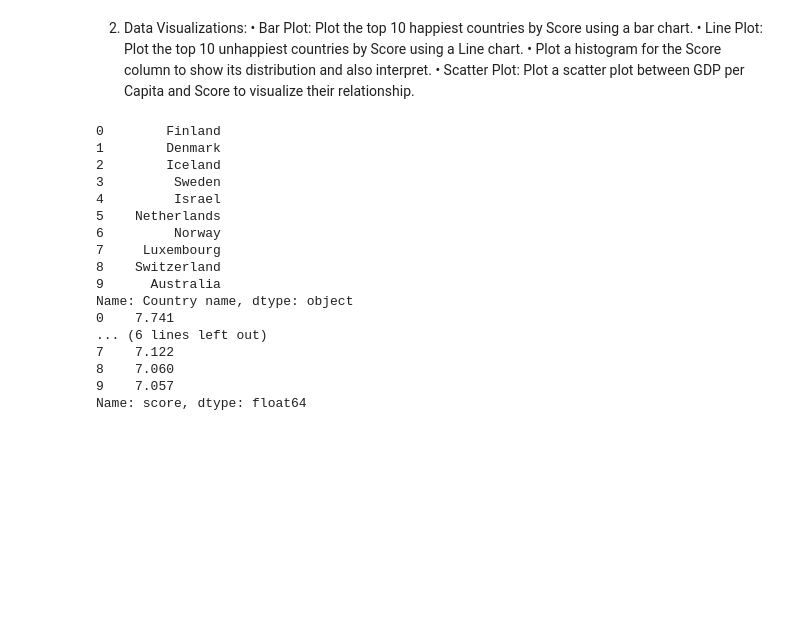
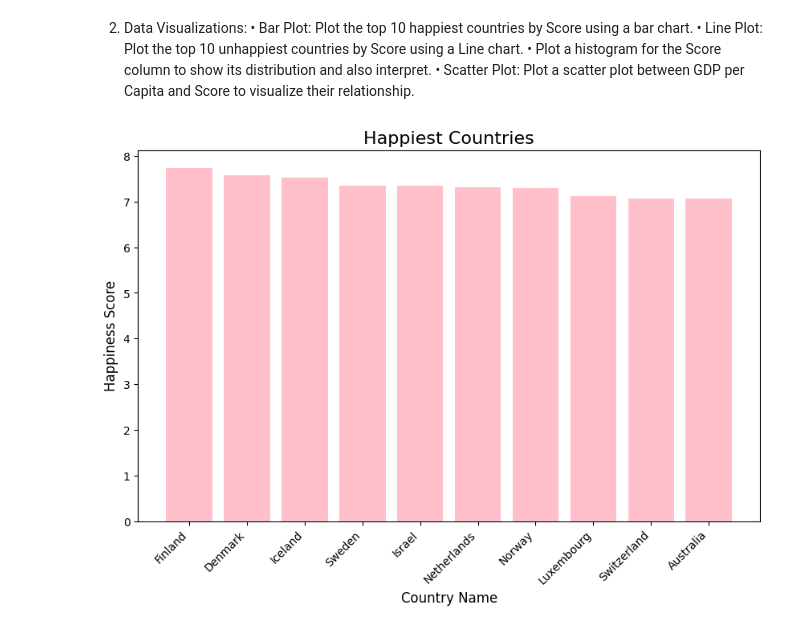
Before and after one commit to LearnerAnisha/python, a Jupyter notebook: coursework1.ipynb, the cells around one changed output. Saved outputs shown, nothing was run; the diff lists cells and outputs as text; code cells hidden in the pictures; blank space fills up the shorter version.

```diff
--- a/coursework1.ipynb
+++ b/coursework1.ipynb
@@ -156,34 +156,14 @@ print(wlr[["Country name","score","Happiness_Category"]])
 # %%
 happiest_countries = wlr.sort_values(by = 'score',ascending=False)
 x_values = happiest_countries['Country name'].head(10)
-print(x_values)
 y_values = happiest_countries['score'].head(10)
-print(y_values)
 # Create the bar plot
 plt.figure(figsize=(10, 6))
-plt.bar(x_values, y_values, color='skyblue')
+plt.bar(x_values, y_values, color='pink')
 plt.title('Happiest Countries', fontsize=16)
 plt.xlabel('Country Name', fontsize=12)
 plt.ylabel('Happiness Score', fontsize=12)
-plt.xticks(rotation=45, ha='right')  # Rotate country names for better visibility
-plt.tight_layout()
-
+plt.xticks(rotation=45, ha='right')
 plt.show()
 # %% [output]
-0        Finland
-1        Denmark
-2        Iceland
-3         Sweden
-4         Israel
-5    Netherlands
-6         Norway
-7     Luxembourg
-8    Switzerland
-9      Australia
-Name: Country name, dtype: object
-0    7.741
-... (6 lines left out)
-7    7.122
-8    7.060
-9    7.057
-Name: score, dtype: float64
+[figure, added]
```
Also changed, not shown: parts of 1 cell of this notebook.
